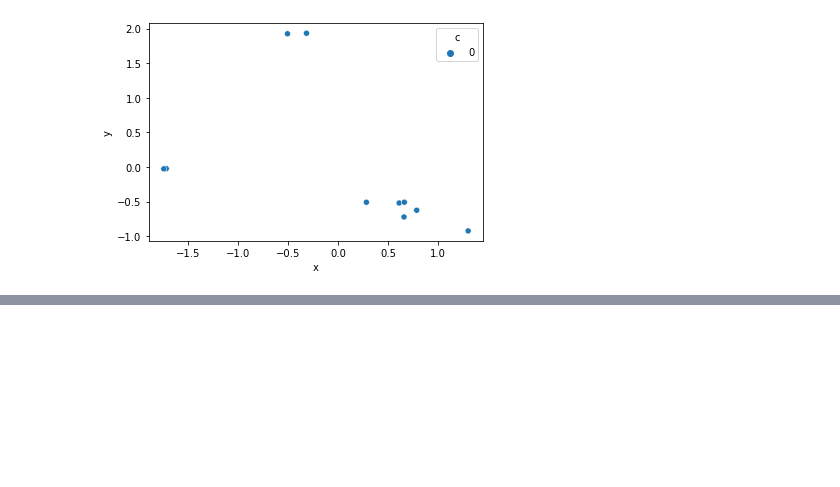
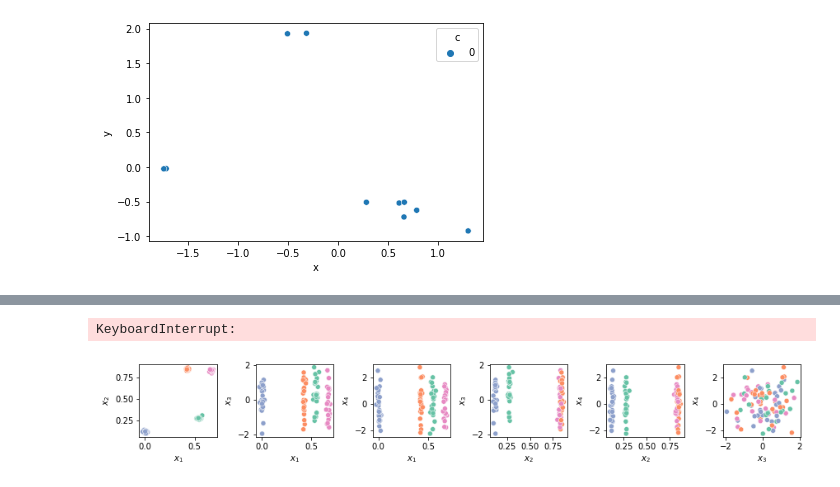
Before and after one commit to anzeA/FeatureWeightedMeanShiftAlgorithm, a Jupyter notebook: simulation.ipynb, the cells around one changed output, grey strips where cells are left out. Saved outputs shown, nothing was run; the diff lists cells and outputs as text; code cells hidden in the pictures; blank space fills up the shorter version.

```diff
--- a/simulation.ipynb
+++ b/simulation.ipynb
@@ -312,0 +356,8 @@ plt.show()
+# %%
+parms = minimize(evaluate_clustering, x0=np.array([0.3, 0.01]),
+                 args=[create_dataset_simulation(4, 2, 100, 5, 0.01, seed=100 + i) for i in range(10)],
+                 method='Nelder-Mead', bounds=[(1e-15, None), (1e-15, None)], options={'disp': True, 'maxiter': 50,'initial_simplex':np.array([
+        [0.3,0.01],[0.1,0.001],[0.15,0.05]
+    ])})
+# %% [output]
+KeyboardInterrupt:
@@ -312,0 +366,22 @@ plt.show()
+# %%
+X,y = create_dataset_simulation(4, 2, 100, 4, 0.01, seed=100 )
+#X = StandardScaler().fit_transform(X)
+df_plot = pd.DataFrame({f'x_{i+1}':X[:,i] for i in range(4)})
+df_plot['cluster']= y
+
+fif,axs = plt.subplots(1,6,figsize=(12,2))
+
+
+sns.scatterplot(data=df_plot,x='x_1',y='x_2',hue='cluster',ax=axs[0],palette='Set2',legend=False)
+sns.scatterplot(data=df_plot,x='x_1',y='x_3',hue='cluster',ax=axs[1],palette='Set2',legend=False)
+sns.scatterplot(data=df_plot,x='x_1',y='x_4',hue='cluster',ax=axs[2],palette='Set2',legend=False)
+sns.scatterplot(data=df_plot,x='x_2',y='x_3',hue='cluster',ax=axs[3],palette='Set2',legend=False)
+sns.scatterplot(data=df_plot,x='x_2',y='x_4',hue='cluster',ax=axs[4],palette='Set2',legend=False)
+sns.scatterplot(data=df_plot,x='x_3',y='x_4',hue='cluster',ax=axs[5],palette='Set2',legend=False)
+plt.tight_layout()
+for a in axs:
+    a.set_xlabel(f'${a.get_xlabel()}$')
+    a.set_ylabel(f'${a.get_ylabel()}$')
+#plt.savefig(os.path.join('figures','DGP.png'))
+# %% [output]
+[figure, added]
```
Also changed, not shown: parts of 12 cells of this notebook, 5 other files.
